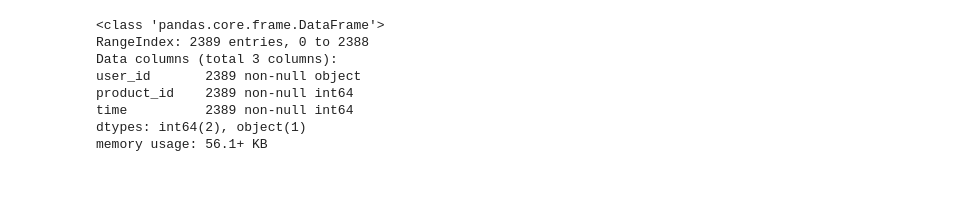
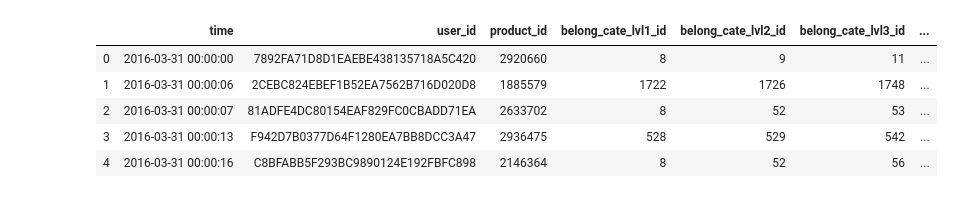
Before and after one commit to trhgnhat/DevC_Sendo, a Jupyter notebook: Paper_implementation.ipynb, the cells around one changed output. Cells and saved outputs as stored; diff of their text form; code cells hidden in the pictures.

```diff
--- a/Paper_implementation.ipynb
+++ b/Paper_implementation.ipynb
@@ -39,11 +39,11 @@ raw_data.head()
-# %%
-raw_data.info()
-# %% [output]
-<class 'pandas.core.frame.DataFrame'>
-RangeIndex: 2389 entries, 0 to 2388
-Data columns (total 3 columns):
-user_id       2389 non-null object
-product_id    2389 non-null int64
-time          2389 non-null int64
-dtypes: int64(2), object(1)
-memory usage: 56.1+ KB
+# %%
+raw_data["name"] = raw_data.product_id.apply(lambda x: product_names[str(x)].replace("-"," "))
+raw_data["views"] = 1
+raw_data.head()
+# %% [output]
+|  | time | user_id | product_id | belong_cate_lvl1_id | belong_cate_lvl2_id | belong_cate_lvl3_id | ... |
+| 0 | 2016-03-31 00:00:00 | 7892FA71D8D1EAEBE438135718A5C420 | 2920660 | 8 | 9 | 11 | ... |
+| 1 | 2016-03-31 00:00:06 | 2CEBC824EBEF1B52EA7562B716D020D8 | 1885579 | 1722 | 1726 | 1748 | ... |
+| 2 | 2016-03-31 00:00:07 | 81ADFE4DC80154EAF829FC0CBADD71EA | 2633702 | 8 | 52 | 53 | ... |
+| 3 | 2016-03-31 00:00:13 | F942D7B0377D64F1280EA7BB8DCC3A47 | 2936475 | 528 | 529 | 542 | ... |
+| 4 | 2016-03-31 00:00:16 | C8BFABB5F293BC9890124E192FBFC898 | 2146364 | 8 | 52 | 56 | ... |
```
Also changed, not shown: parts of 80 cells of this notebook, 5 other files.
